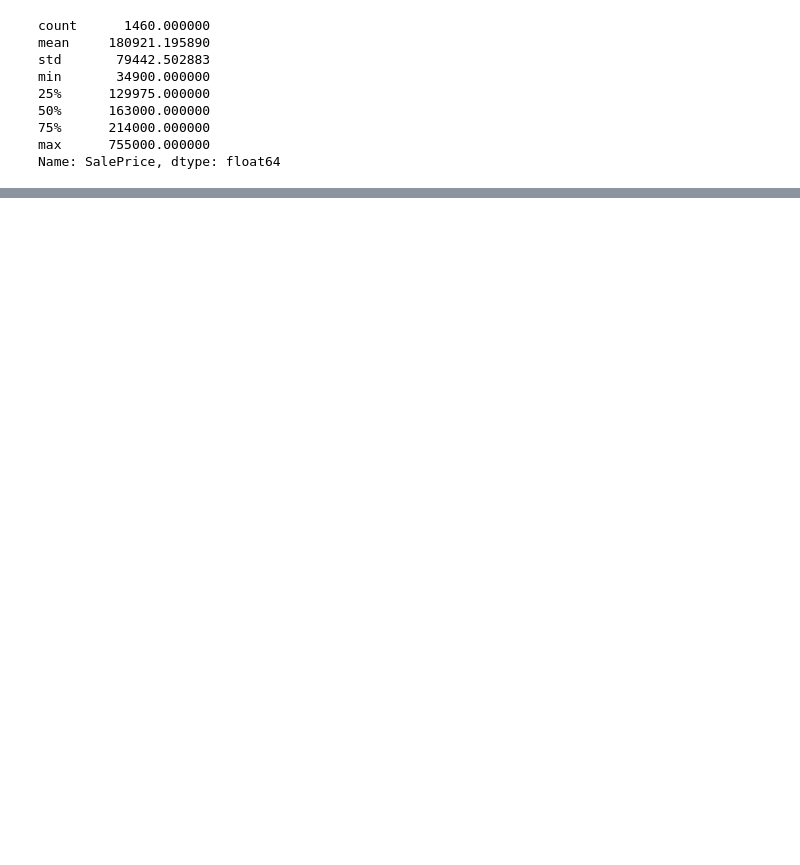
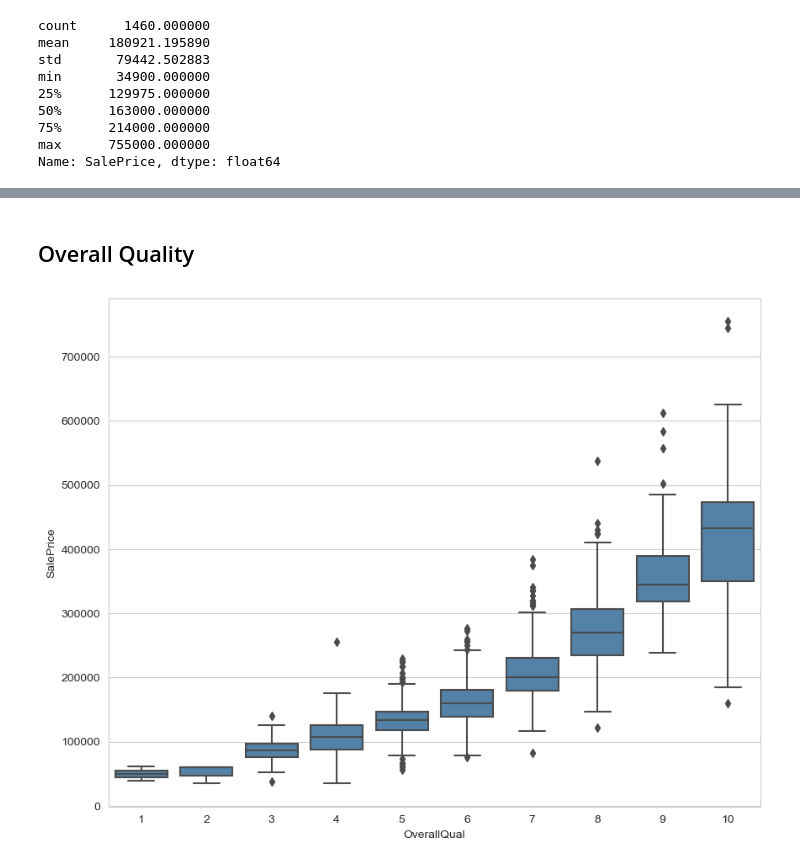
Before and after one commit to angelocandari/kag-house-price, a Jupyter notebook: kag-house-prices.ipynb, the cells around one changed output, grey strips where cells are left out. Saved outputs shown, nothing was run; the diff lists cells and outputs as text; code cells hidden in the pictures; blank space fills up the shorter version.

```diff
--- a/kag-house-prices.ipynb
+++ b/kag-house-prices.ipynb
@@ -172,0 +156,6 @@ sns.pairplot(train[list(g['index'])[:5] + ['SalePrice']]);
+# %% [markdown]
+## Overall Quality
+# %%
+sns.boxplot(x=train['OverallQual'], y=train['SalePrice'], color='steelblue');
+# %% [output]
+[figure, added]
```
Also changed, not shown: parts of 13 cells of this notebook.
